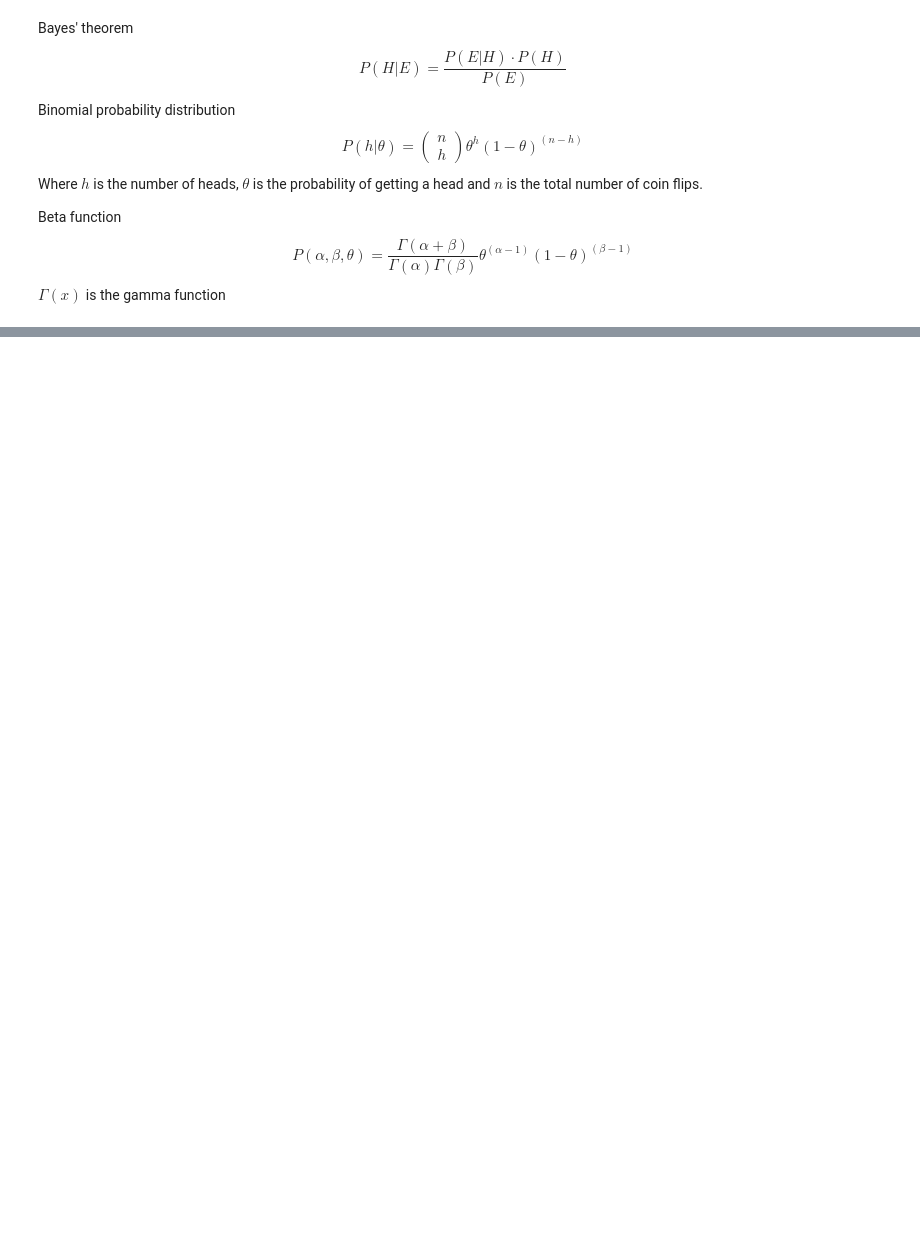
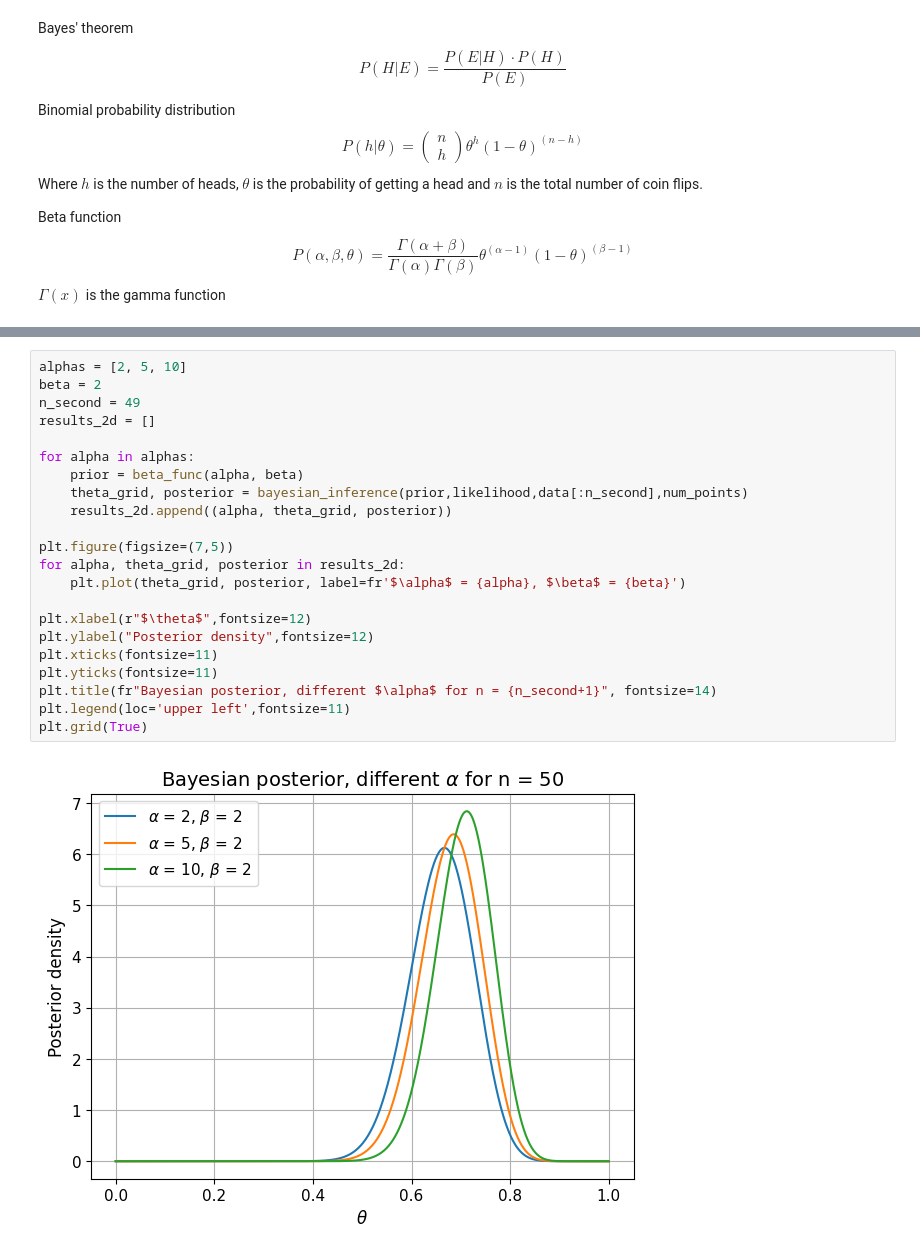
Before and after one commit to galih123star/computational2026, a Jupyter notebook: HW06/HW06.ipynb, the cells around one changed output, grey strips where cells are left out. Cells and saved outputs as stored; diff of their text form; blank space fills up the shorter version.

```diff
--- a/HW06/HW06.ipynb
+++ b/HW06/HW06.ipynb
@@ -112 +114,25 @@ number of flip = 500, number of head = 356.0
+# %%
+alphas = [2, 5, 10]
+beta = 2
+n_second = 49
+results_2d = []
+
+for alpha in alphas:
+    prior = beta_func(alpha, beta)
+    theta_grid, posterior = bayesian_inference(prior,likelihood,data[:n_second],num_points)
+    results_2d.append((alpha, theta_grid, posterior))
+
+plt.figure(figsize=(7,5))
+for alpha, theta_grid, posterior in results_2d:
+    plt.plot(theta_grid, posterior, label=fr'$\alpha$ = {alpha}, $\beta$ = {beta}')
+
+plt.xlabel(r"$\theta$",fontsize=12)
+plt.ylabel("Posterior density",fontsize=12)
+plt.xticks(fontsize=11)
+plt.yticks(fontsize=11)
+plt.title(fr"Bayesian posterior, different $\alpha$ for n = {n_second+1}", fontsize=14)
+plt.legend(loc='upper left',fontsize=11)
+plt.grid(True)
+# %% [output]
+[figure, added]
 # %%
```
Also changed, not shown: parts of 12 cells of this notebook.
